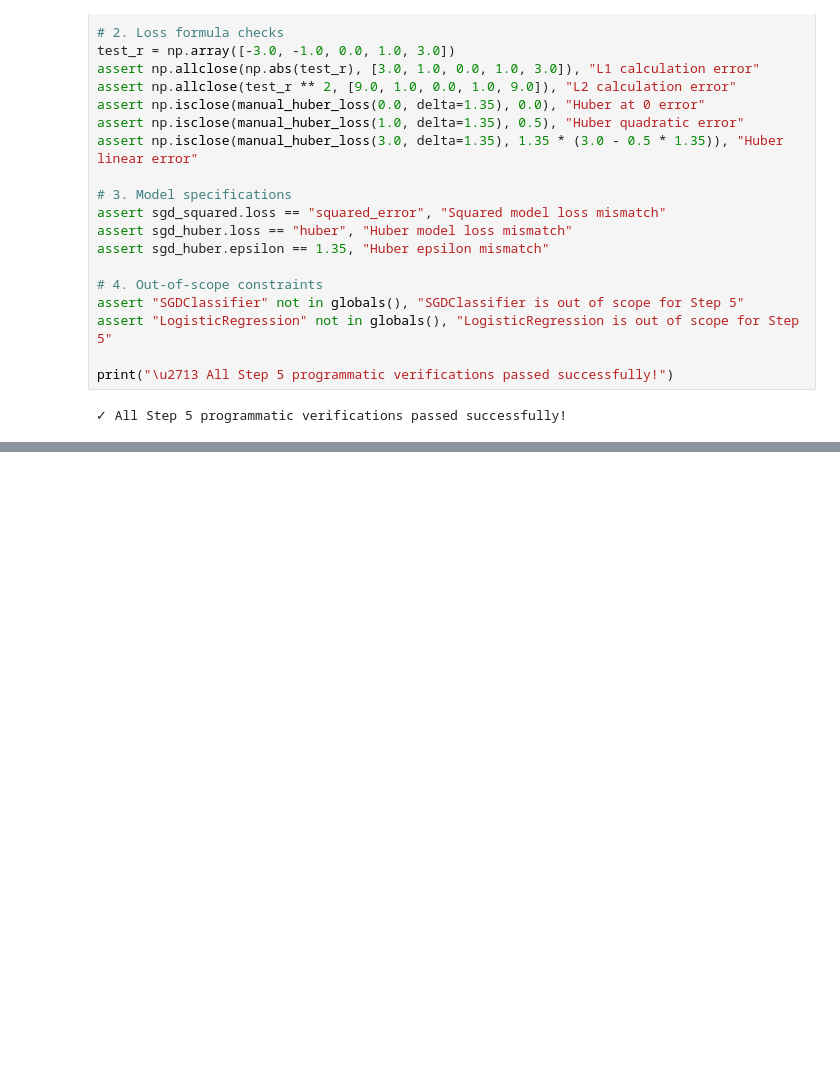
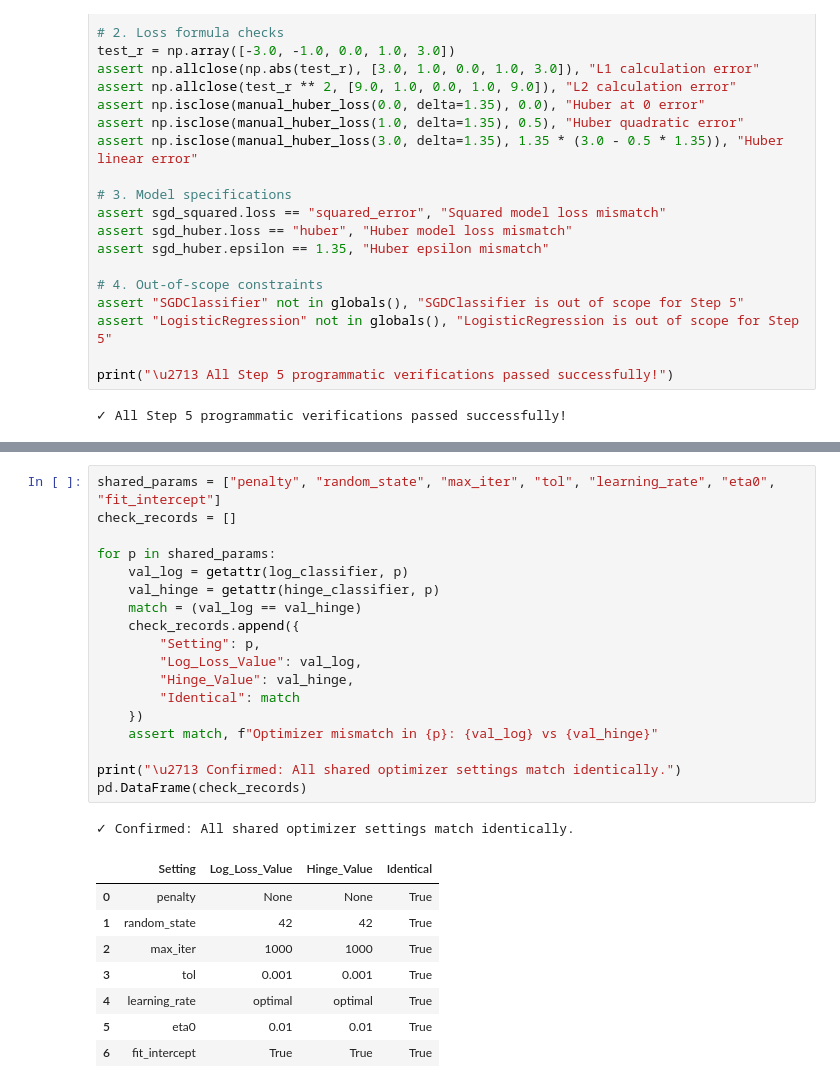
Before and after one commit to abed-dvp/california-housing-training-optimization, a Jupyter notebook: notebook.ipynb, the cells around one changed output, grey strips where cells are left out. Saved outputs shown, nothing was run; the diff lists cells and outputs as text; blank space fills up the shorter version.

```diff
--- a/notebook.ipynb
+++ b/notebook.ipynb
@@ -2429,0 +2861,28 @@ print("\u2713 All Step 5 programmatic verifications passed successfully!")
+# %%
+shared_params = ["penalty", "random_state", "max_iter", "tol", "learning_rate", "eta0", "fit_intercept"]
+check_records = []
+
+for p in shared_params:
+    val_log = getattr(log_classifier, p)
+    val_hinge = getattr(hinge_classifier, p)
+    match = (val_log == val_hinge)
+    check_records.append({
+        "Setting": p,
+        "Log_Loss_Value": val_log,
+        "Hinge_Value": val_hinge,
+        "Identical": match
+    })
+    assert match, f"Optimizer mismatch in {p}: {val_log} vs {val_hinge}"
+
+print("\u2713 Confirmed: All shared optimizer settings match identically.")
+pd.DataFrame(check_records)
+# %% [output]
+✓ Confirmed: All shared optimizer settings match identically.
+|  | Setting | Log_Loss_Value | Hinge_Value | Identical |
+| 0 | penalty | None | None | True |
+| 1 | random_state | 42 | 42 | True |
+| 2 | max_iter | 1000 | 1000 | True |
+| 3 | tol | 0.001 | 0.001 | True |
+| 4 | learning_rate | optimal | optimal | True |
+| 5 | eta0 | 0.01 | 0.01 | True |
+| 6 | fit_intercept | True | True | True |
```
Also changed, not shown: parts of 37 cells of this notebook, 1 other file.
